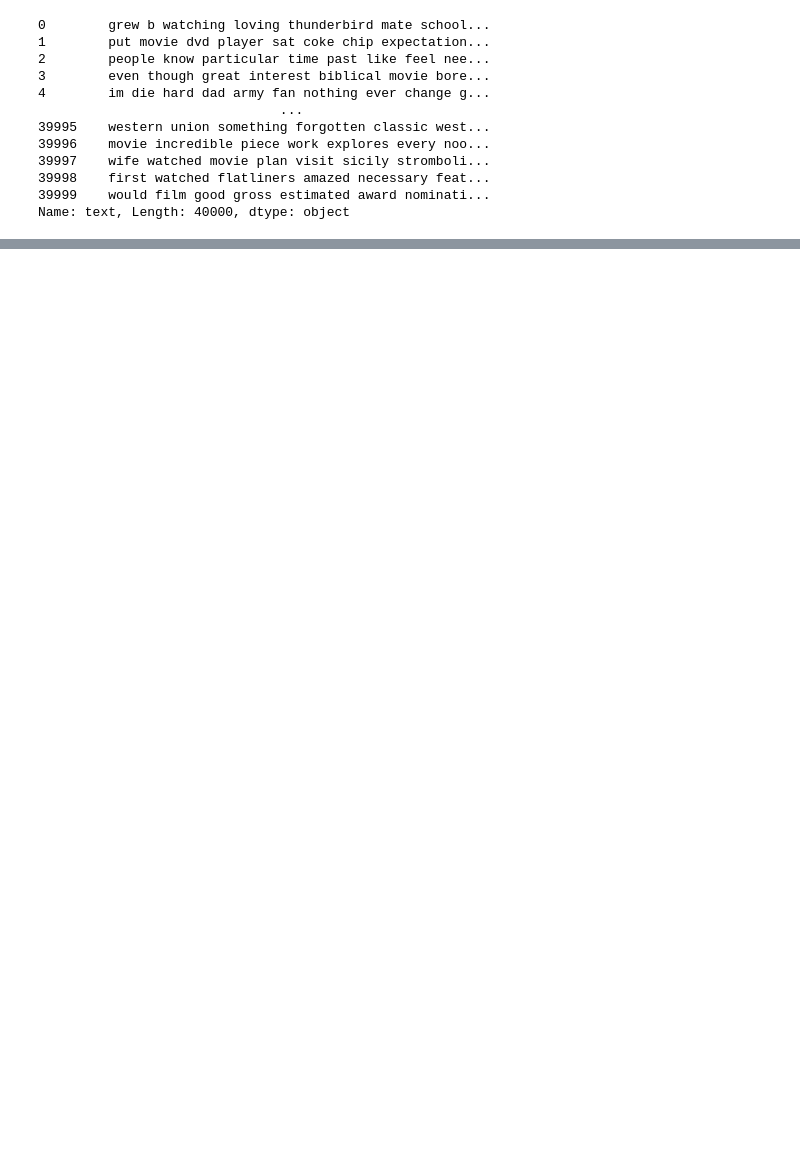
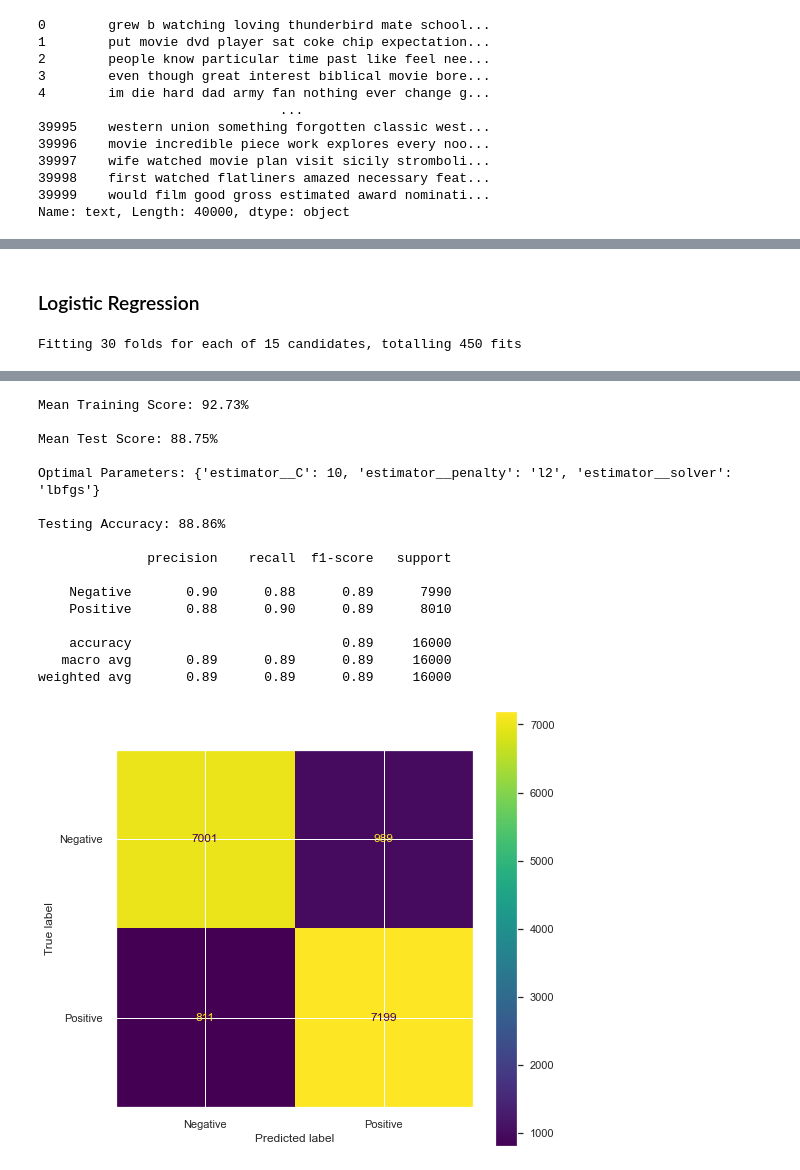
Before and after one commit to benjaminybai/rtsentiment, a Jupyter notebook: Sentiment_Analysis_Notebook.ipynb, the cells around one changed output, grey strips where cells are left out. Drawn from its saved outputs; the diff is of its cells as text; code cells hidden in the pictures; blank space fills up the shorter version.

```diff
--- a/Sentiment_Analysis_Notebook.ipynb
+++ b/Sentiment_Analysis_Notebook.ipynb
@@ -157,0 +289,60 @@ Name: text, Length: 40000, dtype: object
+# %% [markdown]
+### Logistic Regression
+# %%
+pipe = ImPipeline(steps=[
+    ('estimator', LogisticRegression(random_state=42))
+])
+
+param_grid = {}
+param_grid['estimator__C'] = [100, 10, 1.0, 0.1, 0.01]
+param_grid['estimator__solver'] = ['newton-cg', 'lbfgs', 'liblinear']
+param_grid['estimator__penalty'] = ['l2']
+
+grid_search = GridSearchCV(estimator=pipe,
+                           param_grid=param_grid,
+                           cv=RepeatedStratifiedKFold(n_splits=10, n_repeats=3, random_state=42),
+                           return_train_score=True,
+                           scoring='accuracy',
+                           n_jobs=-1,
+                           verbose=2)
+
+# Fit models run gridsearch
+grid_search.fit(X_train, y_train)
+
+# Mean training score
+grid_train_score = np.mean(grid_search.cv_results_['mean_train_score'])
+
+# Mean test score
+grid_test_score = grid_search.score(X_test, y_test)
+
+best_grid = grid_search.best_estimator_
+best_grid.fit(X_train, y_train)
+y_pred = best_grid.predict(X_test)
+
+print(f"Mean Training Score: {grid_train_score:.2%}\n")
+print(f"Mean Test Score: {grid_test_score:.2%}\n")
+
+print(f"Optimal Parameters: {grid_search.best_params_}\n")
+print(f"Testing Accuracy: {grid_search.best_score_:.2%}\n")
+
+# Set figsize and font scale
+sns.set(rc={'figure.figsize':(8, 8)})
+sns.set(font_scale=1)
+
+# Set diply labesl for confusion matrix
+display_labels = ['Negative', 'Positive']
+
+# Plot a confusion matrix on the test data
+plot_confusion_matrix(estimator=best_grid,
+                      X=X_test,
+                      y_true=y_test,
+                      display_labels=display_labels)
+
+
+target_names = ['Negative', 'Positive']
+print(classification_report(y_test, y_pred, target_names=target_names))
+
+# Save confusion matrix as png and place it in the images folder
+plt.savefig('images/LogReg_Model');
+# %% [output]
+Fitting 30 folds for each of 15 candidates, totalling 450 fits
@@ -157,0 +353,17 @@ Name: text, Length: 40000, dtype: object
+Mean Training Score: 92.73%
+
+Mean Test Score: 88.75%
+
+Optimal Parameters: {'estimator__C': 10, 'estimator__penalty': 'l2', 'estimator__solver': 'lbfgs'}
+
+Testing Accuracy: 88.86%
+
+              precision    recall  f1-score   support
+
+    Negative       0.90      0.88      0.89      7990
+    Positive       0.88      0.90      0.89      8010
+
+    accuracy                           0.89     16000
+   macro avg       0.89      0.89      0.89     16000
+weighted avg       0.89      0.89      0.89     16000
+[figure, added]
```
Also changed, not shown: parts of 25 cells of this notebook, 2 other files.
